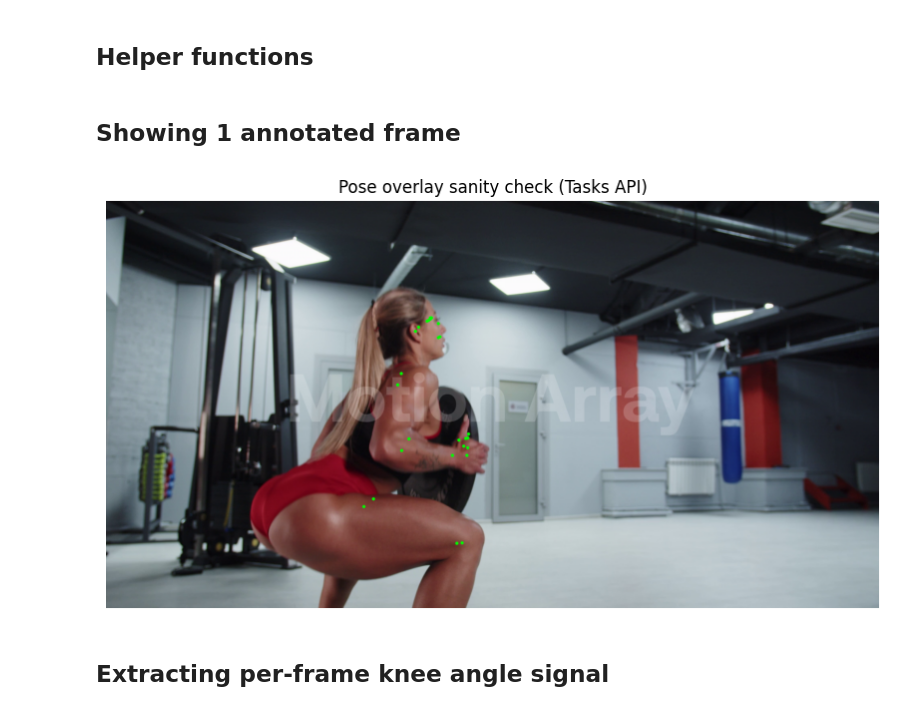
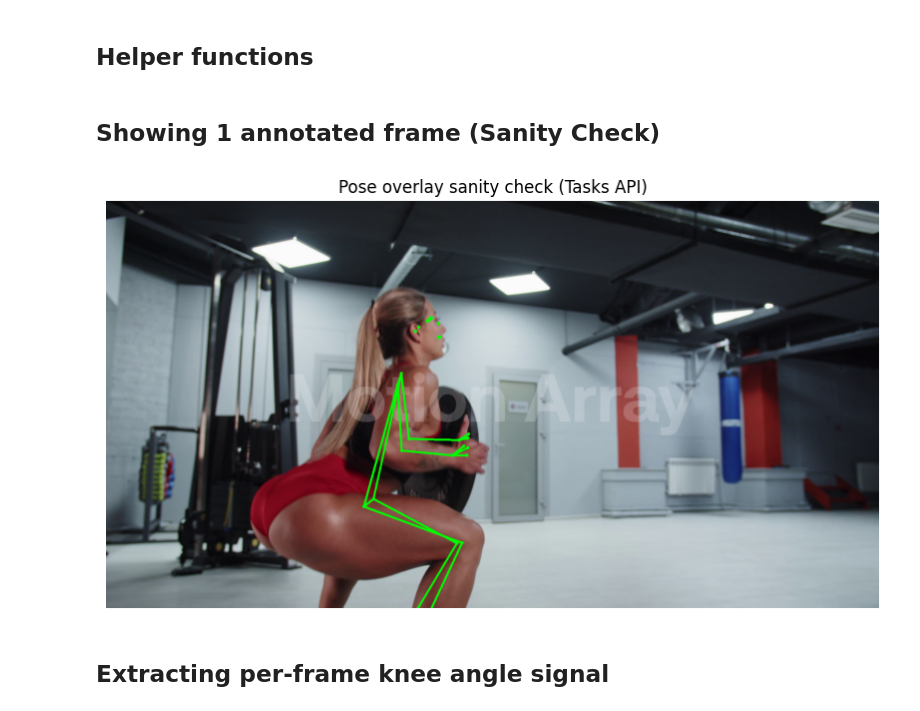
Before and after one commit to rojuspaukste/Image-Processing-Homework-Assignment, a Jupyter notebook: Exercise Counter/src/overlay_pose.ipynb, the cells around one changed output. Cells and saved outputs as stored; diff of their text form; code cells hidden in the pictures.

```diff
--- a/Exercise Counter/src/overlay_pose.ipynb
+++ b/Exercise Counter/src/overlay_pose.ipynb
@@ -140,38 +151,47 @@ def draw_pose_connections(frame, landmarks, w, h, connections=POSE_CONNECTIONS_B
 
     return frame
 # %% [markdown]
-## Showing 1 annotated frame
+## Showing 1 annotated frame (Sanity Check)
 # %%
+# Initializing
 cap = cv2.VideoCapture(INPUT_VIDEO)
 if not cap.isOpened():
     raise FileNotFoundError(f"Could not open video: {INPUT_VIDEO}")
 
+# Reading the first frame to get the dimensions for later processing and visualization
 ret, frame = cap.read()
 cap.release()
 if not ret:
     raise RuntimeError("Could not read the first frame.")
 
+# Getting the height and width of the frame for later use in converting normalized landmark coordinates to pixel coordinates
 H, W = frame.shape[:2]
 
+# Running pose detection on the first frame to visualize the pose overlay and check that the Tasks API is working correctly
 mp_image = mp.Image(image_format=mp.ImageFormat.SRGB,
                     data=cv2.cvtColor(frame, cv2.COLOR_BGR2RGB))
 
+# Getting the pose landmarks from the Tasks API
 result = landmarker.detect(mp_image)
 
+# Visualizing the pose overlay on the first frame as a sanity check to make sure the Tasks API is working correctly and the landmarks are being detected in the right places
 annot = frame.copy()
 if result.pose_landmarks:
     for lm in result.pose_landmarks[0]:
         x = int(lm.x * W)
         y = int(lm.y * H)
         cv2.circle(annot, (x, y), 4, (0, 255, 0), -1)
 
+# Drawing lines between the landmarks to visualize the pose skeleton
+if result.pose_landmarks:
+    annot = draw_pose_connections(annot, result.pose_landmarks[0], W, H)
 plt.figure(figsize=(10,6))
 plt.imshow(cv2.cvtColor(annot, cv2.COLOR_BGR2RGB))
 plt.axis("off")
 plt.title("Pose overlay sanity check (Tasks API)")
 plt.show()
 # %% [output]
-[figure, old version]
+[figure, new version]
 # %% [markdown]
 ## Extracting per-frame knee angle signal
 # %%
```
Also changed, not shown: parts of 13 cells of this notebook.
